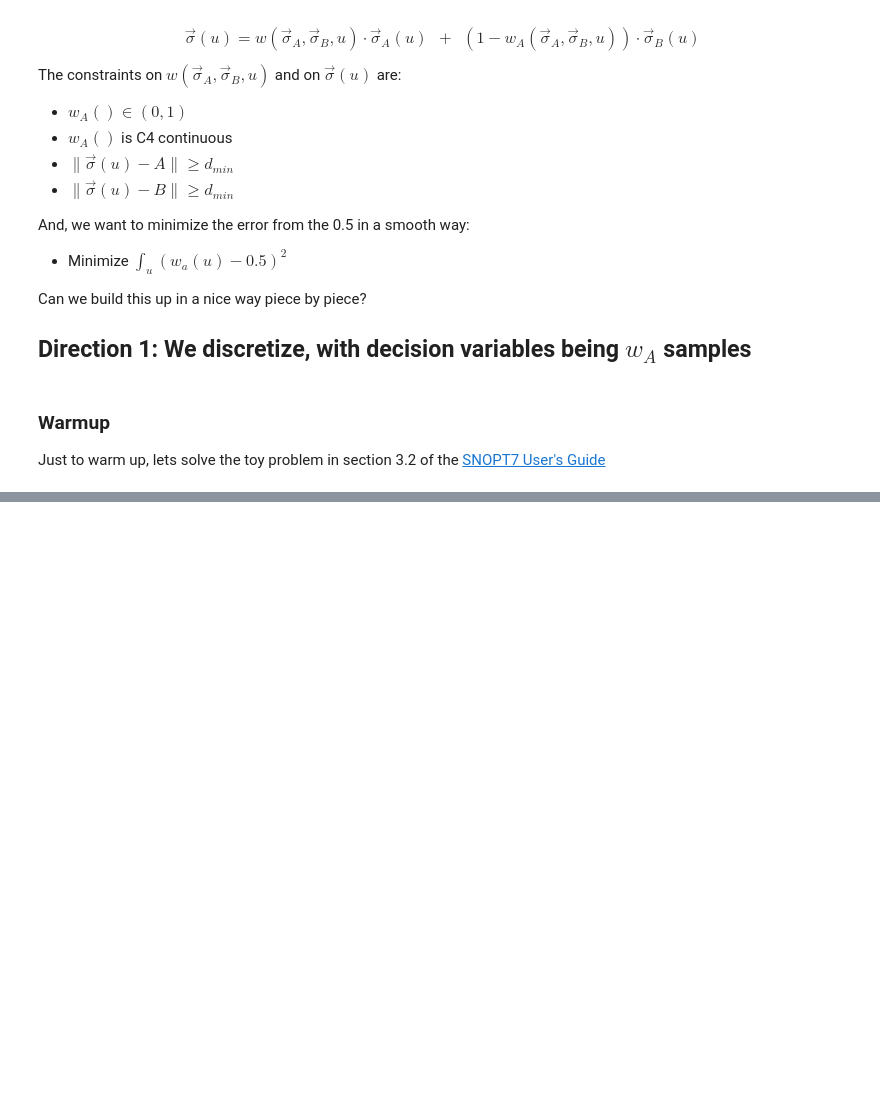
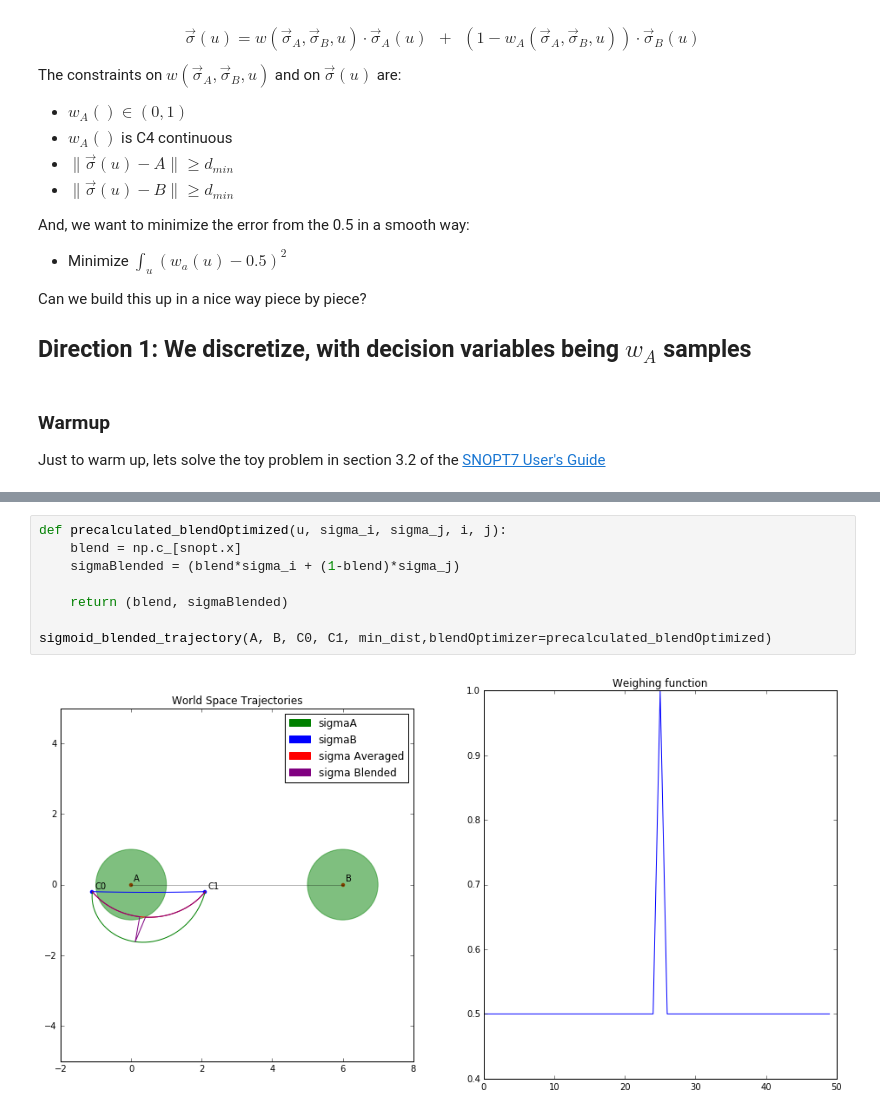
Before and after one commit to njoubert/spooky, a Jupyter notebook: experiments/ipython/13 - NJ - First attempts at optimizing blending function.ipynb, the cells around one changed output, grey strips where cells are left out. Drawn from its saved outputs; the diff is of its cells as text; blank space fills up the shorter version.

```diff
--- a/experiments/ipython/13 - NJ - First attempts at optimizing blending function.ipynb
+++ b/experiments/ipython/13 - NJ - First attempts at optimizing blending function.ipynb
@@ -312,0 +349,10 @@ NameError: name 'np' is not defined
+# %%
+def precalculated_blendOptimized(u, sigma_i, sigma_j, i, j):
+    blend = np.c_[snopt.x]
+    sigmaBlended = (blend*sigma_i + (1-blend)*sigma_j)
+
+    return (blend, sigmaBlended)
+
+sigmoid_blended_trajectory(A, B, C0, C1, min_dist,blendOptimizer=precalculated_blendOptimized)
+# %% [output]
+[figure, added]
```
Also changed, not shown: parts of 9 cells of this notebook.
